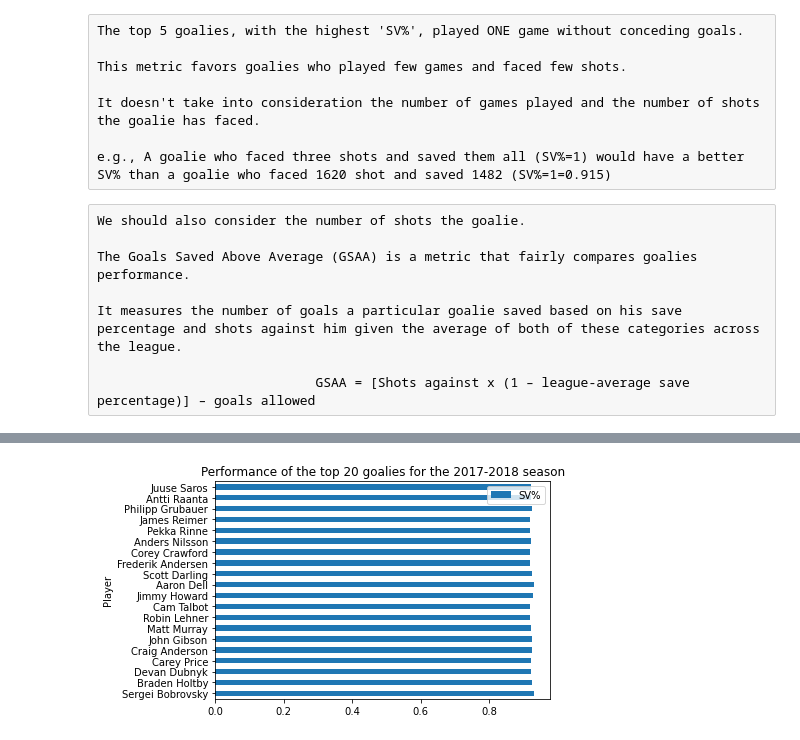
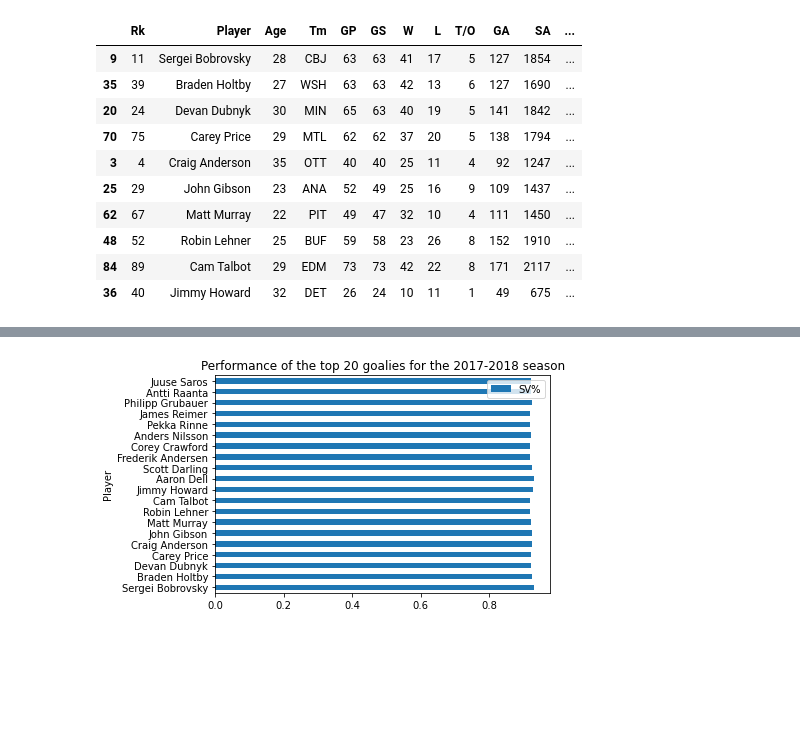
Before and after one commit to sorinmuchi/IFT6758, a Jupyter notebook: notebooks/Question-1.ipynb, the cells around one changed output, grey strips where cells are left out. Cells and saved outputs as stored; diff of their text form; code cells hidden in the pictures; blank space fills up the shorter version.

```diff
--- a/notebooks/Question-1.ipynb
+++ b/notebooks/Question-1.ipynb
@@ -6,4 +4,7 @@
 from ift6758.data import get_player_stats
 import pandas as pd
 import matplotlib.pyplot as plot
+# %%
+# pandas settings: display all columns
+pd.set_option("display.max_columns", None)
 # %%
@@ -40,19 +34,17 @@ display(df_sorted[['Rk', 'Player', 'Age', 'Tm', 'GP', 'GS', 'SA', 'SV', 'SV%']].
-# %% [raw]
-The top 5 goalies, with the highest 'SV%', played ONE game without conceding goals.
-
-This metric favors goalies who played few games and faced few shots.
-
-It doesn't take into consideration the number of games played and the number of shots the goalie has faced.
-
-e.g., A goalie who faced three shots and saved them all (SV%=1) would have a better SV% than a goalie who faced 1620 shot and saved 1482 (SV%=1=0.915)
-# %% [raw]
-We should also consider the number of shots the goalie.
-
-The Goals Saved Above Average (GSAA) is a metric that fairly compares goalies performance.
-
-It measures the number of goals a particular goalie saved based on his save percentage and shots against him given the average of both of these categories across the league.
-
-                            GSAA = [Shots against x (1 – league-average save percentage)] – goals allowed
 # %%
+# Sort goalies by their GSAA (Goals Saved Above Average)
 df['GSAA'] = df['GSAA'].apply(pd.to_numeric)
 df_sorted2 = df.sort_values('GSAA', ascending=False)
+df_sorted2.head(10)
+# %% [output]
+|  | Rk | Player | Age | Tm | GP | GS | W | L | T/O | GA | SA | ... |
+| 9 | 11 | Sergei Bobrovsky | 28 | CBJ | 63 | 63 | 41 | 17 | 5 | 127 | 1854 | ... |
+| 35 | 39 | Braden Holtby | 27 | WSH | 63 | 63 | 42 | 13 | 6 | 127 | 1690 | ... |
+| 20 | 24 | Devan Dubnyk | 30 | MIN | 65 | 63 | 40 | 19 | 5 | 141 | 1842 | ... |
+| 70 | 75 | Carey Price | 29 | MTL | 62 | 62 | 37 | 20 | 5 | 138 | 1794 | ... |
+| 3 | 4 | Craig Anderson | 35 | OTT | 40 | 40 | 25 | 11 | 4 | 92 | 1247 | ... |
+| 25 | 29 | John Gibson | 23 | ANA | 52 | 49 | 25 | 16 | 9 | 109 | 1437 | ... |
+| 62 | 67 | Matt Murray | 22 | PIT | 49 | 47 | 32 | 10 | 4 | 111 | 1450 | ... |
+| 48 | 52 | Robin Lehner | 25 | BUF | 59 | 58 | 23 | 26 | 8 | 152 | 1910 | ... |
+| 84 | 89 | Cam Talbot | 29 | EDM | 73 | 73 | 42 | 22 | 8 | 171 | 2117 | ... |
+| 36 | 40 | Jimmy Howard | 32 | DET | 26 | 24 | 10 | 11 | 1 | 49 | 675 | ... |
```
Also changed, not shown: parts of 8 cells of this notebook, 2 other files.
